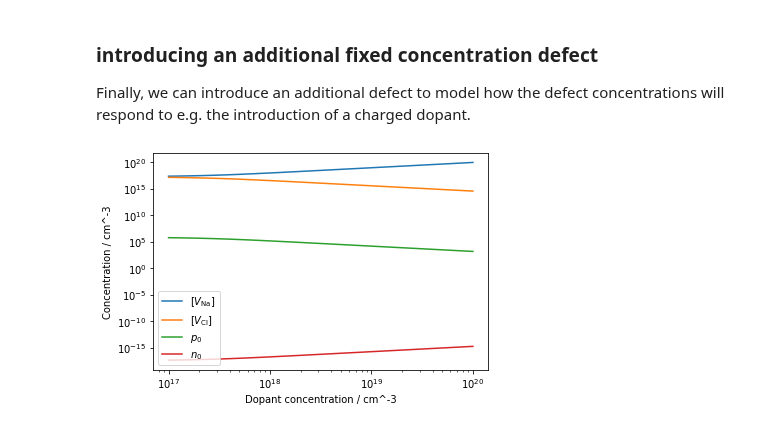
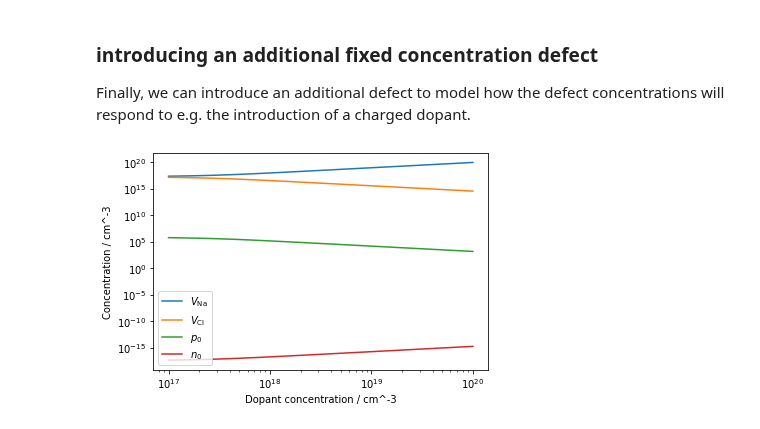
Before and after one commit to bjmorgan/py-sc-fermi, a Jupyter notebook: docs/source/tutorial.ipynb, the cells around one changed output. Drawn from its saved outputs; the diff is of its cells as text; code cells hidden in the pictures.

```diff
--- a/docs/source/tutorial.ipynb
+++ b/docs/source/tutorial.ipynb
@@ -259,31 +266,31 @@ will respond to e.g. the introduction of a charged dopant.
 # %%
 dopant_concentrations = np.logspace(17,20)
 
 v_Na_conc = []
 v_Cl_conc = []
 p_0 = []
 n_0 = []
 for dopant_concentration in dopant_concentrations:
     dopant_charge_state = DefectChargeState(1, fixed_concentration = dopant_concentration / 1e24 * defect_system.volume)
     dopant_species = DefectSpecies("dopant", 1, charge_states = {1 : dopant_charge_state})
     live_defect_system = DefectSystem(defect_species = [dopant_species, v_Na, v_Cl], volume = defect_system.volume, temperature = 500, dos = defect_system.dos)
     defect_data = live_defect_system.as_dict()
     v_Na_conc.append(defect_data["v_Na"])
     v_Cl_conc.append(defect_data["v_Cl"])
     p_0.append(defect_data["p0"])
     n_0.append(defect_data["n0"])
 
-plt.plot(dopant_concentrations, v_Na_conc, label="$[V_\mathrm{Na}]$")
-plt.plot(dopant_concentrations, v_Cl_conc, label="$[V_\mathrm{Cl}]$")
+plt.plot(dopant_concentrations, v_Na_conc, label="$V_\mathrm{Na}$")
+plt.plot(dopant_concentrations, v_Cl_conc, label="$V_\mathrm{Cl}$")
 plt.plot(dopant_concentrations, p_0, label="$p_0$")
 plt.plot(dopant_concentrations, n_0, label="$n_0$")
 
 
 plt.ylabel("Concentration / cm^-3")
 plt.xlabel("Dopant concentration / cm^-3")
 plt.yscale("log")
 plt.xscale("log")
 plt.legend()
 plt.show()
 # %% [output]
-[figure, old version]
+[figure, new version]
```
Also changed, not shown: parts of 7 cells of this notebook.
